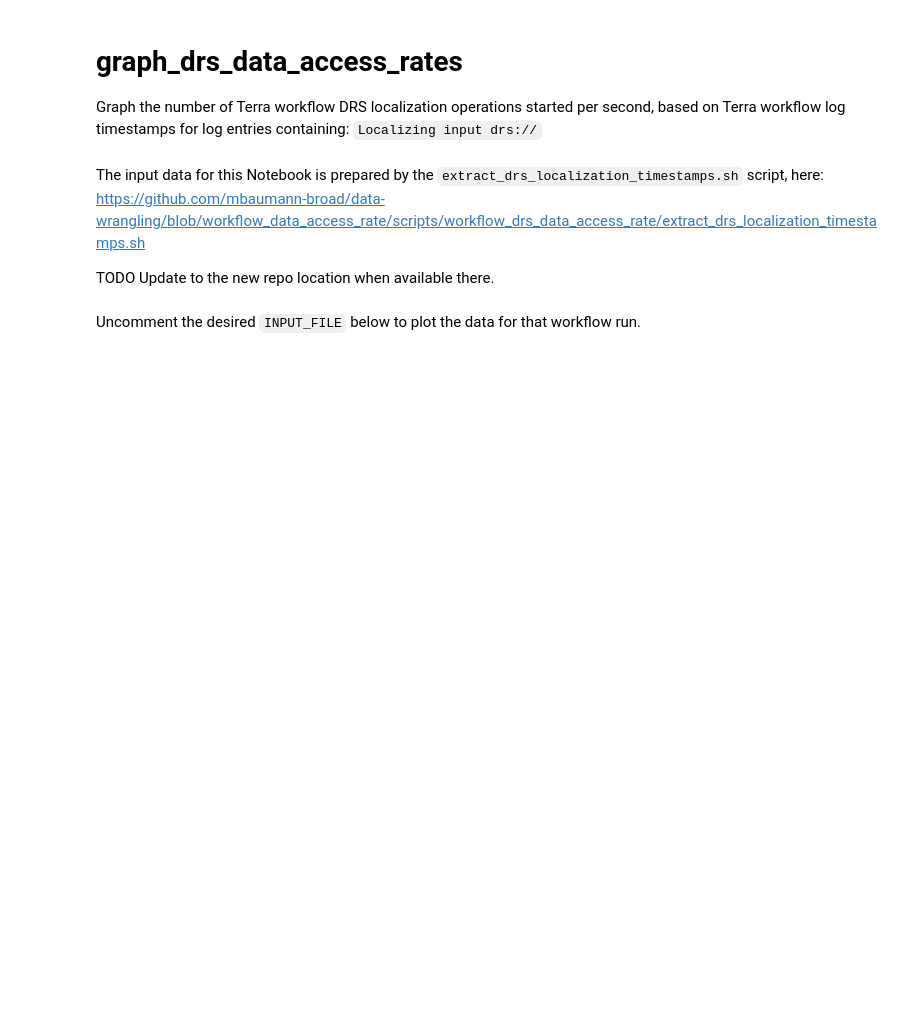
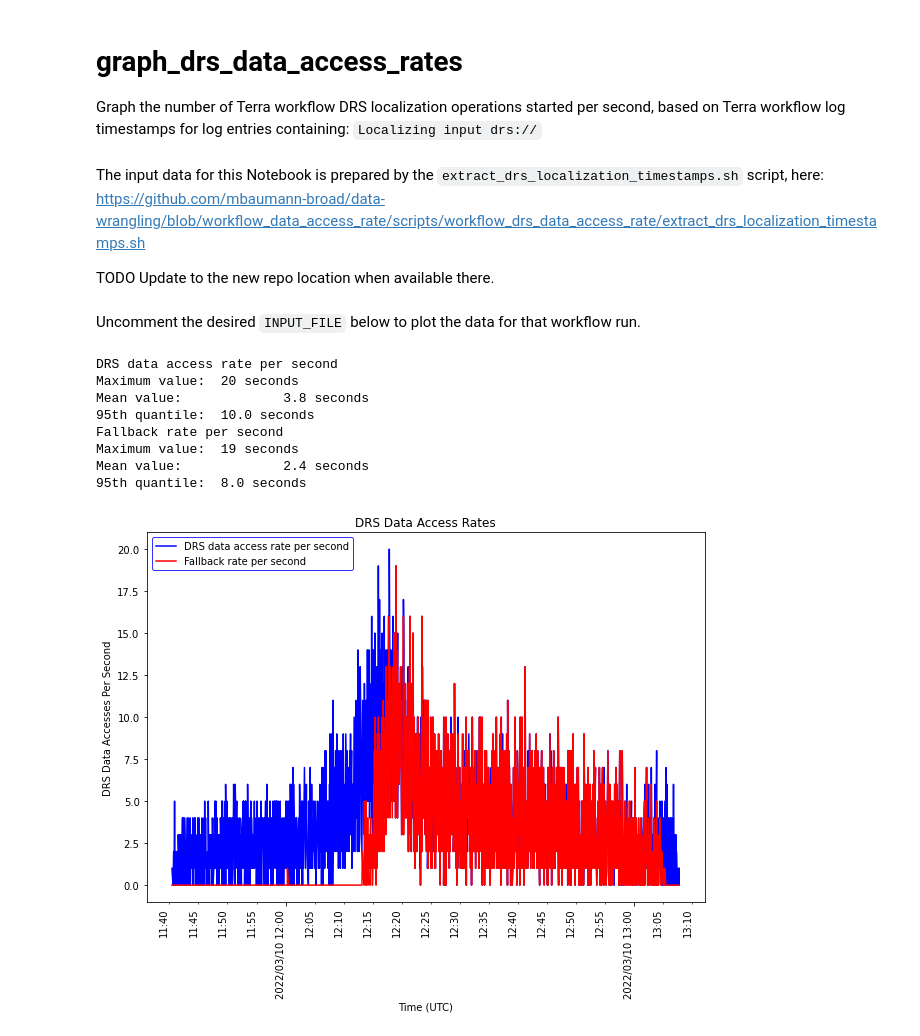
Before and after one commit to mbaumann-broad/terra-worfklow-scale-test-tools, a Jupyter notebook: notebooks/graph_drs_data_access_rates.ipynb, the cells around one changed output. Drawn from its saved outputs; the diff is of its cells as text; code cells hidden in the pictures; blank space fills up the shorter version.

```diff
--- a/notebooks/graph_drs_data_access_rates.ipynb
+++ b/notebooks/graph_drs_data_access_rates.ipynb
@@ -169,2 +173,28 @@ def display_drs_data_access_rates(input_filename: str, is_subplot: bool = False)
     if not is_subplot:
         plt.show()
+# %%
+def display_drs_data_access_and_fallback_rates(data_access_rate_filename: str, fallback_rate_filename: str) -> None:
+    plt.figure(figsize=(10, 6.8))
+    is_subplot = True
+
+    plt.subplot(1, 1, 1)
+    line_format_kwargs = dict(linestyle="-", color="b", label="DRS data access rate per second")
+    display_drs_data_access_rates(data_access_rate_filename, line_format_kwargs, is_subplot)
+
+    plt.subplot(1, 1, 1)
+    line_format_kwargs = dict(linestyle="-", color="r", label="Fallback rate per second")
+    display_drs_data_access_rates(fallback_rate_filename, line_format_kwargs, is_subplot)
+
+    plt.show()
+# %%
+display_drs_data_access_and_fallback_rates(DATA_ACCESS_RATE_INPUT_FILE, FALLBACK_RATE_INPUT_FILE)
+# %% [output]
+DRS data access rate per second
+Maximum value:  20 seconds
+Mean value:             3.8 seconds
+95th quantile:  10.0 seconds
+Fallback rate per second
+Maximum value:  19 seconds
+Mean value:             2.4 seconds
+95th quantile:  8.0 seconds
+[figure, added]
```
Also changed, not shown: parts of 5 cells of this notebook.
